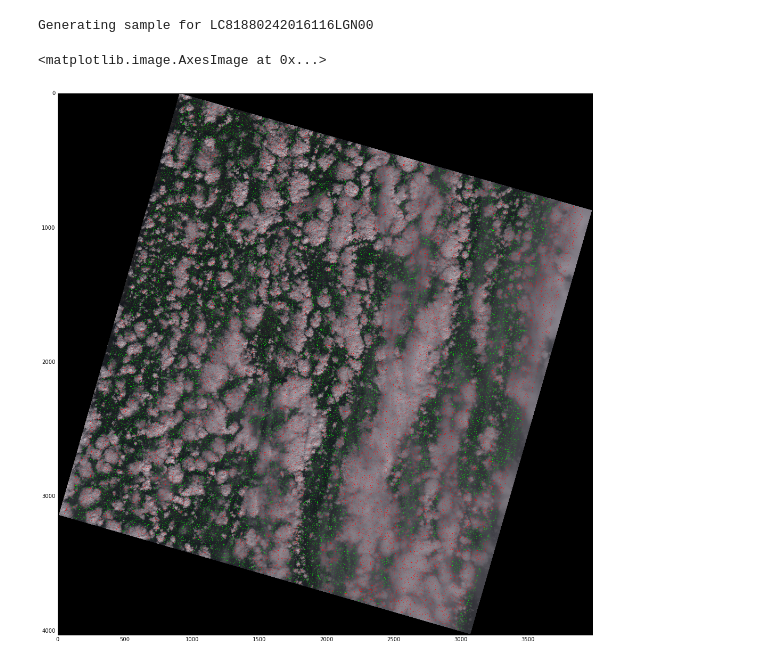
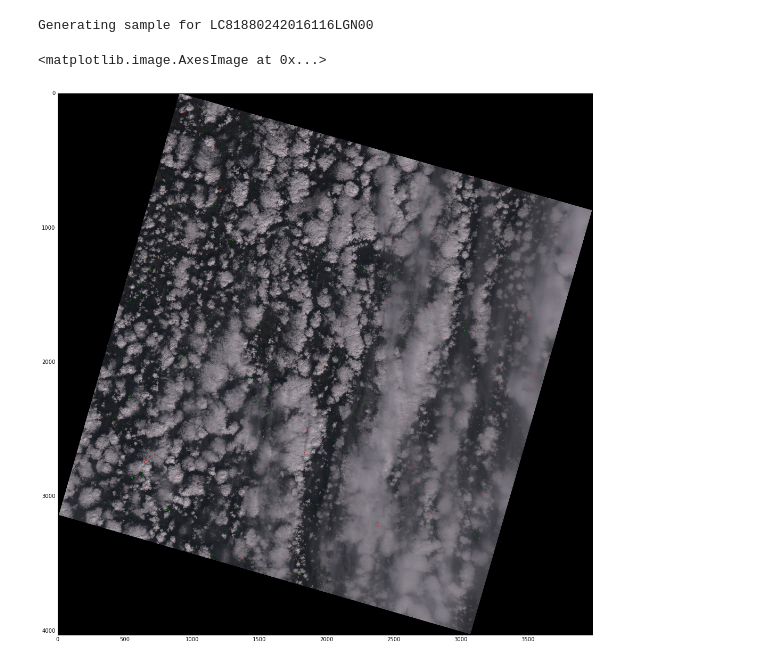
Before and after one commit to frankwang95/earth, a Jupyter notebook: earth/projects/land_class/research/cloud_clustering.ipynb, the cells around one changed output. Saved outputs shown, nothing was run; the diff lists cells and outputs as text; code cells hidden in the pictures.

```diff
--- a/earth/projects/land_class/research/cloud_clustering.ipynb
+++ b/earth/projects/land_class/research/cloud_clustering.ipynb
@@ -83,5 +83,5 @@ def get_dataset(images, n, h5F):
 # Generating Dataset
 # %%
 with h5py.File(generateFilePathStr(kind = 'database'), 'r') as h5F:
-    data, reference_df = get_dataset(5000, h5F)
+    data, reference_df = get_dataset(10000, h5F)
 # %% [output]
@@ -111,7 +95,7 @@ km = cluster.KMeans(2)
 ## LC80140312016209LGN00
 # %%
 with h5py.File(generateFilePathStr(kind = 'database'), 'r') as h5F:
-    dataset, reference_df = get_dataset(['LC81880242016116LGN00'], 500000, h5F)
+    dataset, reference_df = get_dataset(['LC81880242016116LGN00'], 10000, h5F)
 # %% [output]
 Generating sample for LC81880242016116LGN00
 # %%
@@ -122,11 +106,10 @@ group2 = reference_df[reference_df['sceneid'] == 'LC81880242016116LGN00'][cluste
 image = np.array(Image.open(generateFilePathStr('LC81880242016116LGN00', 'preproc', 'visible')))
 # %%
 for i in range(group1.shape[0]):
-    try:
-        image[group1[i,0], group1[i, 1], :] = np.array([255, 0, 0])
-        image[group2[i,0], group2[i, 1], :] = np.array([0, 255, 0])
-    except: pass
+    image[group1[i,0], group1[i, 1], :] = np.array([255, 0, 0])
+for i in range(group2.shape[0]):
+    image[group2[i,0], group2[i, 1], :] = np.array([0, 255, 0])
 imshow(np.asarray(image))
 # %% [output]
 <matplotlib.image.AxesImage at 0x...>
-[figure, old version]
+[figure, new version]
```
Also changed, not shown: parts of 13 cells of this notebook, 8 other files.
